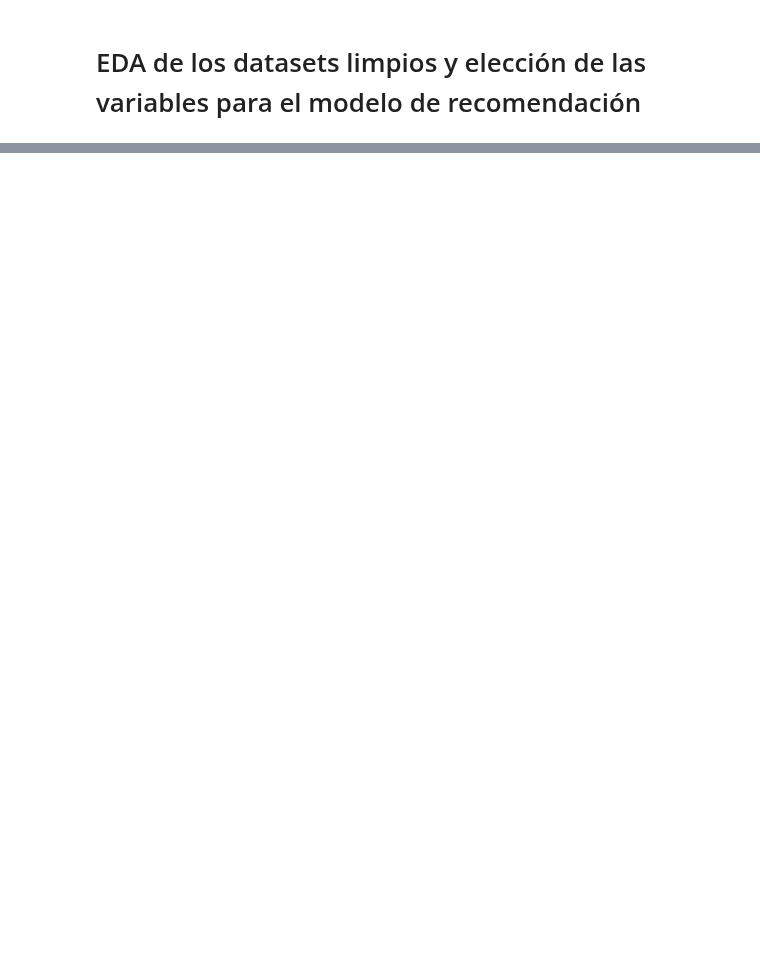
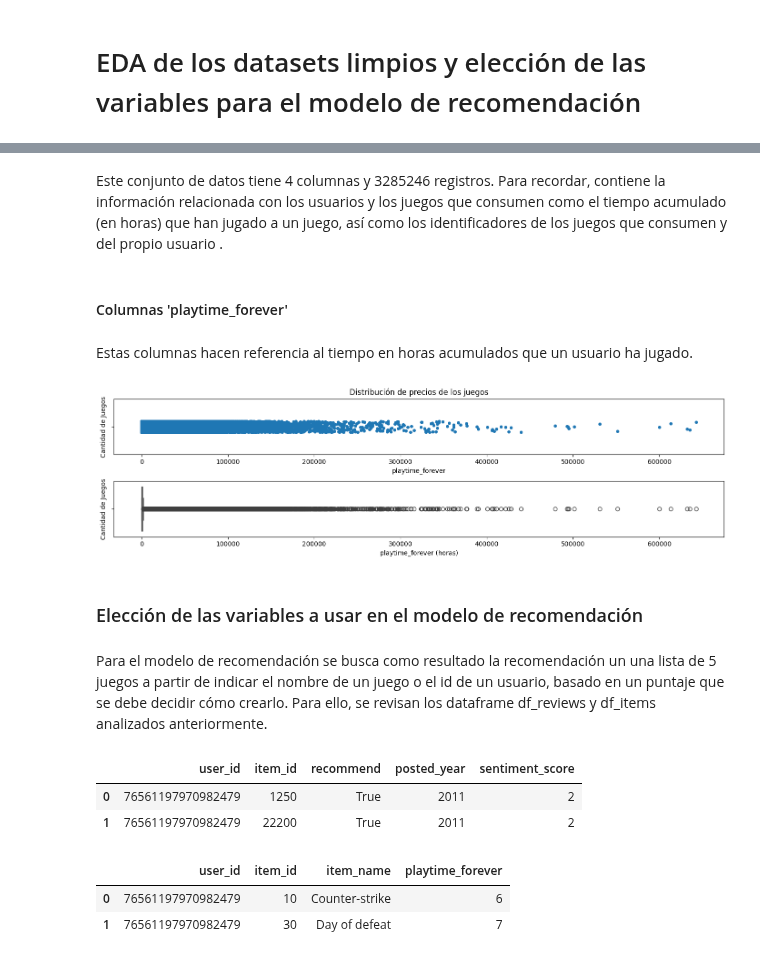
Before and after one commit to Gerardgfc/Gerardgfc-Proyecto_Integrador_1, a Jupyter notebook: JupyterNotebooks/05_EDA.ipynb, the cells around one changed output, grey strips where cells are left out. Drawn from its saved outputs; the diff is of its cells as text; code cells hidden in the pictures; blank space fills up the shorter version.

```diff
--- a/JupyterNotebooks/05_EDA.ipynb
+++ b/JupyterNotebooks/05_EDA.ipynb
@@ -31,0 +355,3 @@ Index(['item_name', 'item_id', 'developer', 'Action', 'Adventure',
+# %%
+df_items = pd.read_csv('../Data/df_items.csv')
+df_items.head()
@@ -31,0 +385,26 @@ Index(['item_name', 'item_id', 'developer', 'Action', 'Adventure',
+# %% [markdown]
+Este conjunto de datos tiene 4 columnas y 3285246 registros. Para recordar, contiene la información relacionada con los usuarios y los juegos que consumen como el tiempo acumulado (en horas) que han jugado a un juego, así como los identificadores de los juegos que consumen y del propio usuario .
+# %% [markdown]
+#### Columnas 'playtime_forever'
+# %% [markdown]
+Estas columnas hacen referencia al tiempo en horas acumulados que un usuario ha jugado.
+# %%
+fig = plt.figure(figsize=(14, 4))
+
+ax1 = fig.add_subplot(211)
+sns.stripplot(data=df_items, x='playtime_forever', ax=ax1)
+ax1.set_xlabel('playtime_forever') ; ax1.set_ylabel('Cantidad de Juegos') ; ax1.set_title('Distribución de precios de los juegos')
+
+ax2 = fig.add_subplot(212, sharex=ax1)
+sns.boxplot(data=df_items, x='playtime_forever', ax=ax2)
+ax2.set_xlabel('playtime_forever (horas)') ; ax2.set_ylabel('Cantidad de Juegos')
+
+# Muestra y ajustar el espaciado entre subplots
+plt.tight_layout()
+plt.show()
+# %% [output]
+[figure, added]
+# %% [markdown]
+### Elección de las variables a usar en el modelo de recomendación
+# %% [markdown]
+Para el modelo de recomendación se busca como resultado la recomendación un una lista de 5 juegos a partir de indicar el nombre de un juego o el id de un usuario, basado en un puntaje que se debe decidir cómo crearlo. Para ello, se revisan los dataframe df_reviews y df_items analizados anteriormente.
@@ -31,0 +414,12 @@ Index(['item_name', 'item_id', 'developer', 'Action', 'Adventure',
+# %%
+df_reviews.head(2)
+# %% [output]
+|  | user_id | item_id | recommend | posted_year | sentiment_score |
+| 0 | 76561197970982479 | 1250 | True | 2011 | 2 |
+| 1 | 76561197970982479 | 22200 | True | 2011 | 2 |
+# %%
+df_items.head(2)
+# %% [output]
+|  | user_id | item_id | item_name | playtime_forever |
+| 0 | 76561197970982479 | 10 | Counter-strike | 6 |
+| 1 | 76561197970982479 | 30 | Day of defeat | 7 |
```
Also changed, not shown: parts of 81 cells of this notebook, 11 other files.
